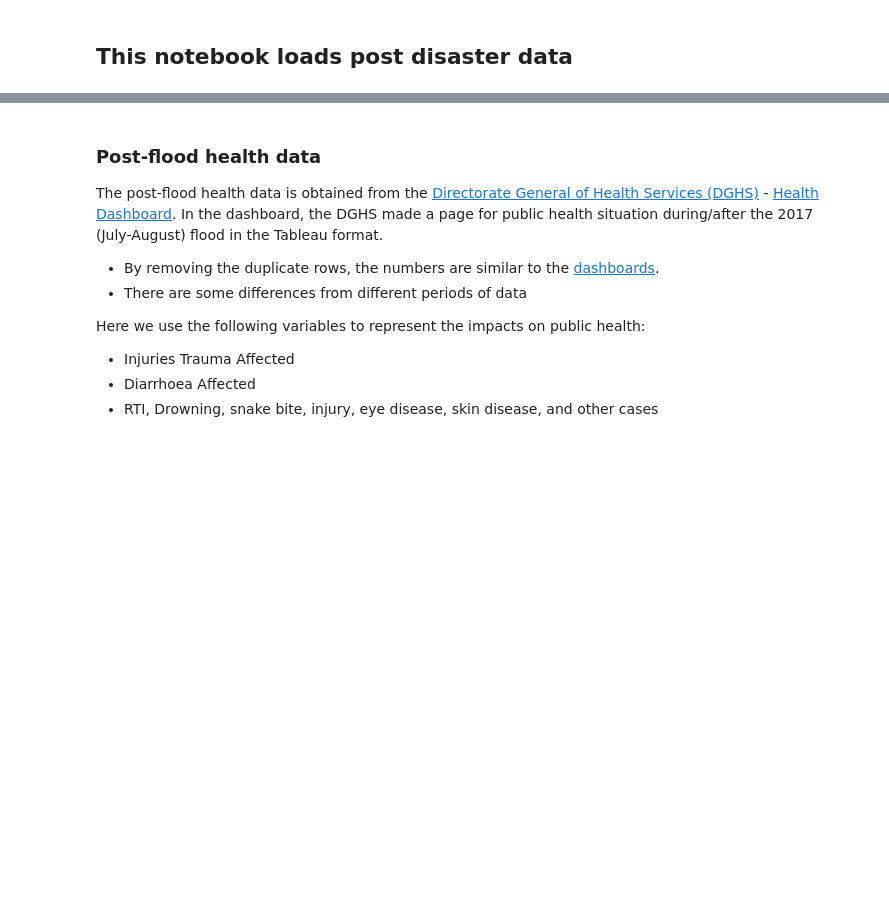
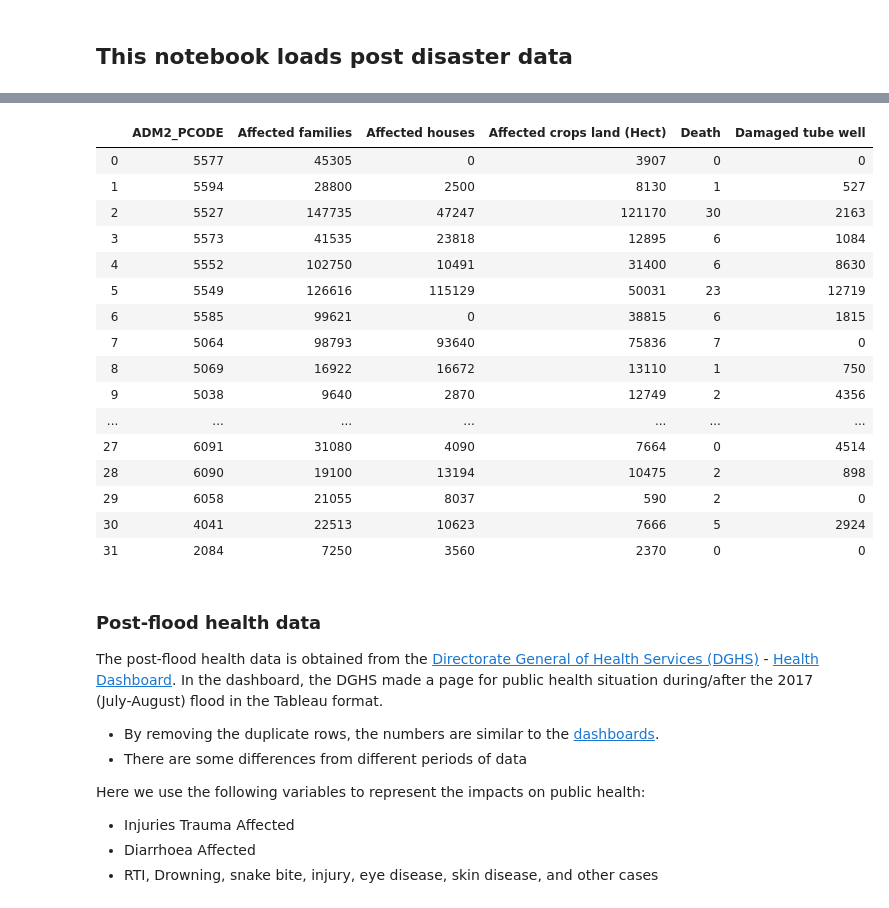
Before and after one commit to gnodnooh/VulnRiskImpact-BGD, a Jupyter notebook: LoadPostDisasterData.ipynb, the cells around one changed output, grey strips where cells are left out. Drawn from its saved outputs; the diff is of its cells as text; code cells hidden in the pictures; blank space fills up the shorter version.

```diff
--- a/LoadPostDisasterData.ipynb
+++ b/LoadPostDisasterData.ipynb
@@ -98,3 +168,23 @@ damage = pd.merge(temp, df0903, how='inner', left_on='ADM2_PCODE', right_on='ADM
+# %%
+df0903
+# %% [output]
+|  | ADM2_PCODE | Affected families | Affected houses | Affected crops land (Hect) | Death | Damaged tube well |
+| 0 | 5577 | 45305 | 0 | 3907 | 0 | 0 |
+| 1 | 5594 | 28800 | 2500 | 8130 | 1 | 527 |
+| 2 | 5527 | 147735 | 47247 | 121170 | 30 | 2163 |
+| 3 | 5573 | 41535 | 23818 | 12895 | 6 | 1084 |
+| 4 | 5552 | 102750 | 10491 | 31400 | 6 | 8630 |
+| 5 | 5549 | 126616 | 115129 | 50031 | 23 | 12719 |
+| 6 | 5585 | 99621 | 0 | 38815 | 6 | 1815 |
+| 7 | 5064 | 98793 | 93640 | 75836 | 7 | 0 |
+| 8 | 5069 | 16922 | 16672 | 13110 | 1 | 750 |
+| 9 | 5038 | 9640 | 2870 | 12749 | 2 | 4356 |
+| ... | ... | ... | ... | ... | ... | ... |
+| 27 | 6091 | 31080 | 4090 | 7664 | 0 | 4514 |
+| 28 | 6090 | 19100 | 13194 | 10475 | 2 | 898 |
+| 29 | 6058 | 21055 | 8037 | 590 | 2 | 0 |
+| 30 | 4041 | 22513 | 10623 | 7666 | 5 | 2924 |
+| 31 | 2084 | 7250 | 3560 | 2370 | 0 | 0 |
 # %% [markdown]
 ### Post-flood health data
 The post-flood health data is obtained from the [Directorate General of Health Services (DGHS)](https://dghs.gov.bd/index.php/en/home) - [Health Dashboard](http://103.247.238.81/webportal/pages/index.php).</br>
```
Also changed, not shown: parts of 10 cells of this notebook.
